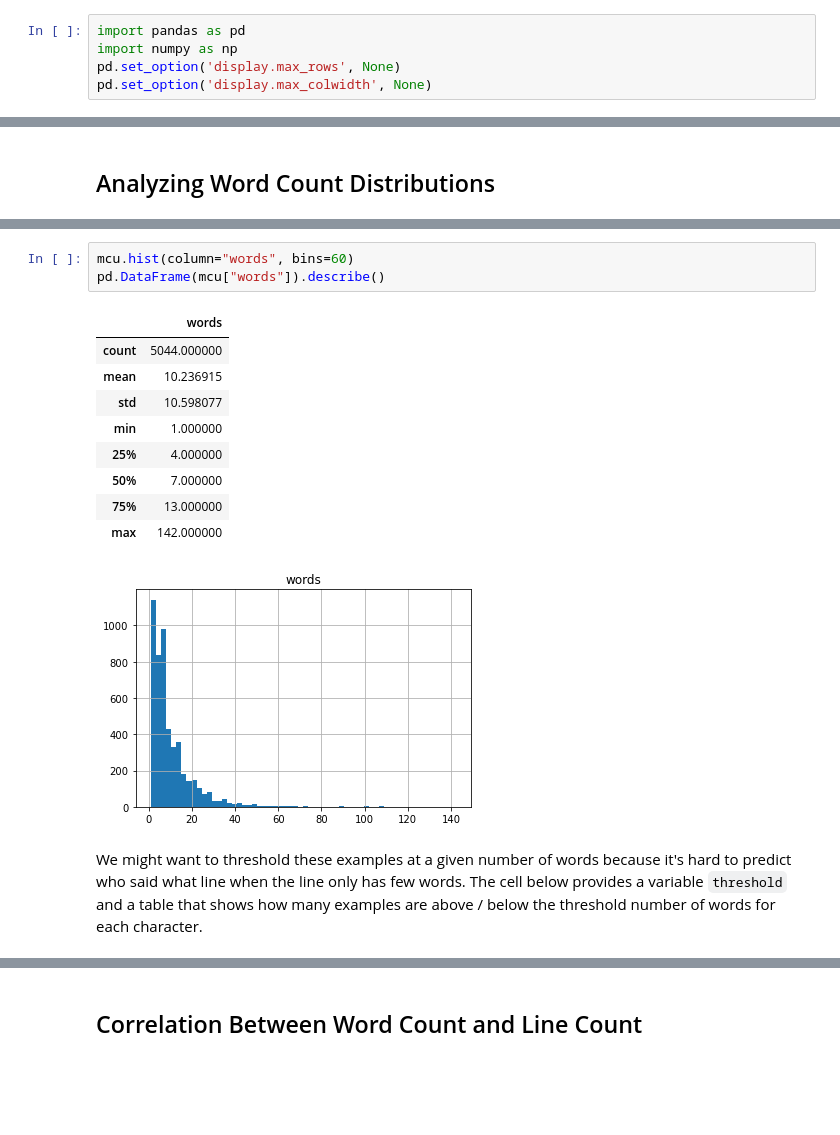
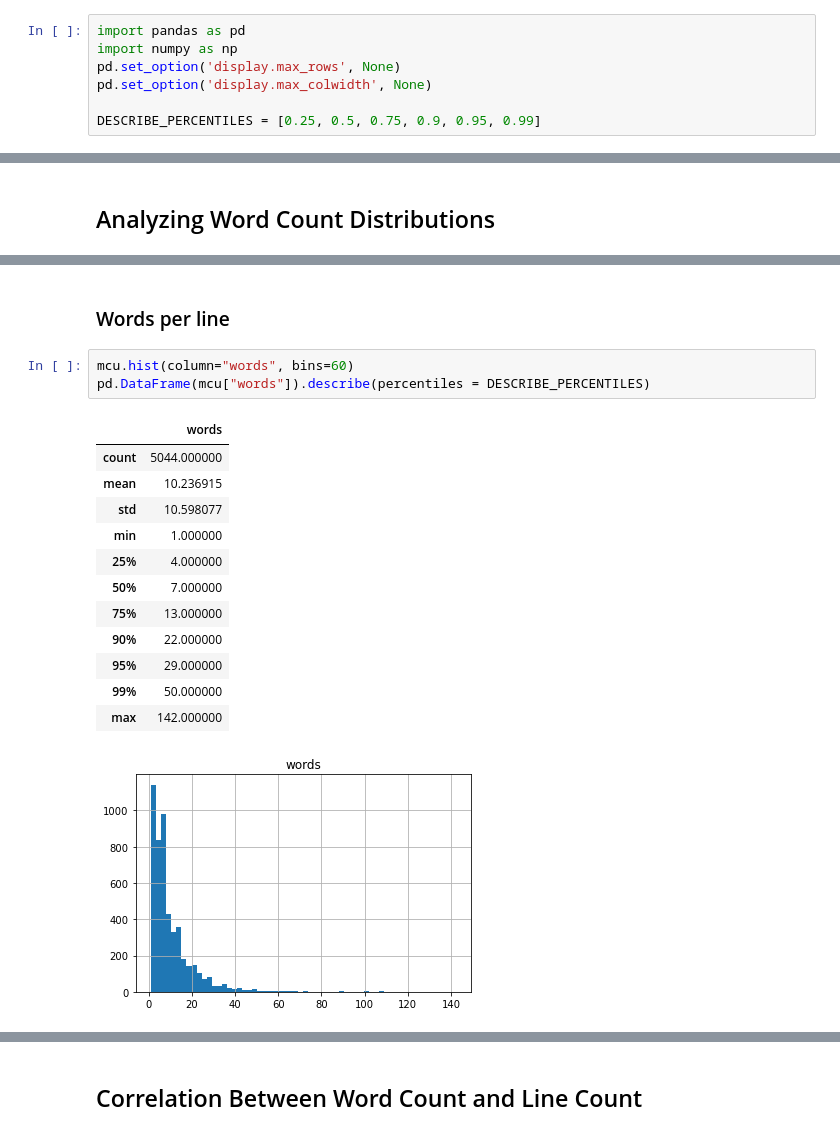
Before and after one commit to prestondunton/marvel-dialogue-nlp, a Jupyter notebook: Analysis.ipynb, the cells around one changed output, grey strips where cells are left out. Saved outputs shown, nothing was run; the diff lists cells and outputs as text; blank space fills up the shorter version.

```diff
--- a/Analysis.ipynb
+++ b/Analysis.ipynb
@@ -3,6 +3,8 @@ import pandas as pd
 import numpy as np
 pd.set_option('display.max_rows', None)
 pd.set_option('display.max_colwidth', None)
+
+DESCRIBE_PERCENTILES = [0.25, 0.5, 0.75, 0.9, 0.95, 0.99]
 # %%
 mcu = pd.read_csv("./data/mcu.csv")
 # %% [markdown]
@@ -78,16 +145,19 @@ pd.DataFrame(line_count['total']).describe()
+# %% [markdown]
+### Words per line
 # %%
 mcu.hist(column="words", bins=60)
-pd.DataFrame(mcu["words"]).describe()
+pd.DataFrame(mcu["words"]).describe(percentiles = DESCRIBE_PERCENTILES)
 # %% [output]
 |  | words |
 | count | 5044.000000 |
 | mean | 10.236915 |
 | std | 10.598077 |
 | min | 1.000000 |
 | 25% | 4.000000 |
 | 50% | 7.000000 |
 | 75% | 13.000000 |
+| 90% | 22.000000 |
+| 95% | 29.000000 |
+| 99% | 50.000000 |
 | max | 142.000000 |
 [figure]
-# %% [markdown]
-We might want to threshold these examples at a given number of words because it's hard to predict who said what line when the line only has few words.  The cell below provides a variable `threshold` and a table that shows how many examples are above / below the threshold number of words for each character.
```
Also changed, not shown: parts of 9 cells of this notebook, 2 other files.
